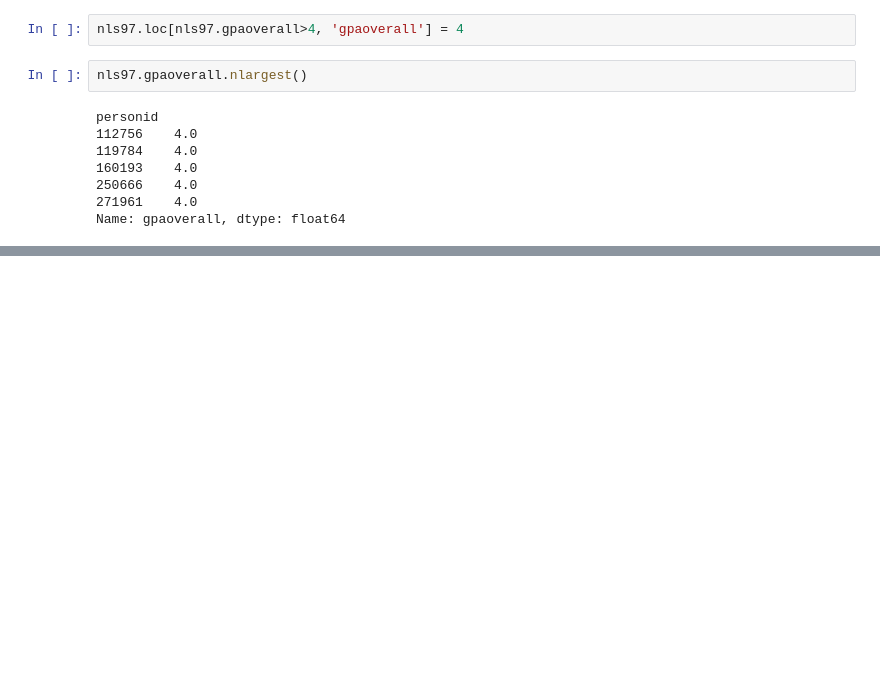
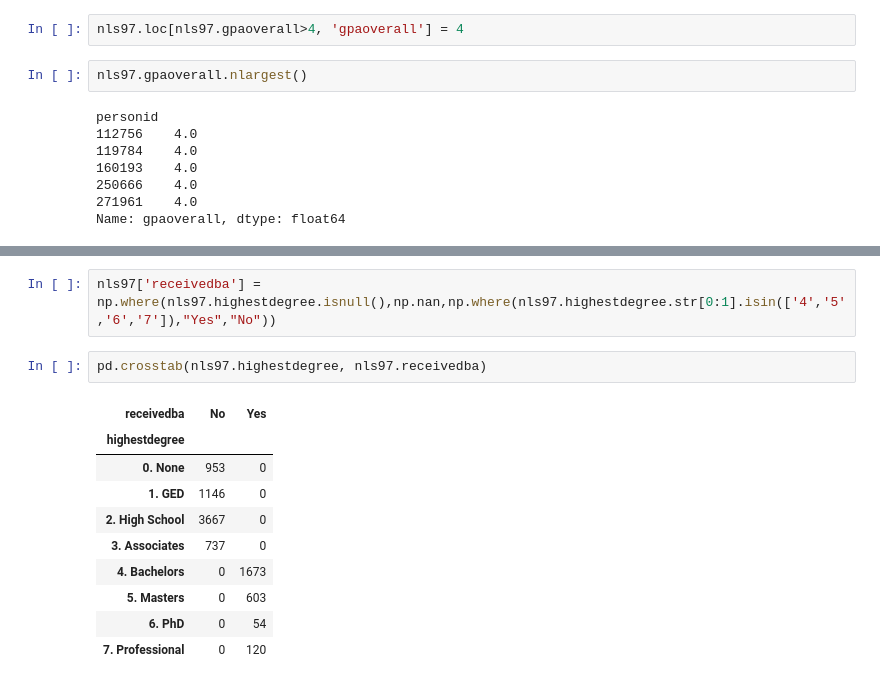
Before and after one commit to Mikma03/Python-Data-Cleaning, a Jupyter notebook: Chapter06/chapter_6_practising.ipynb, the cells around one changed output, grey strips where cells are left out. Cells and saved outputs as stored; diff of their text form; blank space fills up the shorter version.

```diff
--- a/Chapter06/chapter_6_practising.ipynb
+++ b/Chapter06/chapter_6_practising.ipynb
@@ -314,0 +483,15 @@ Name: gpaoverall, dtype: float64
+# %%
+nls97['receivedba'] = np.where(nls97.highestdegree.isnull(),np.nan,np.where(nls97.highestdegree.str[0:1].isin(['4','5','6','7']),"Yes","No"))
+# %%
+pd.crosstab(nls97.highestdegree, nls97.receivedba)
+# %% [output]
+| receivedba | No | Yes |
+| highestdegree |  |  |
+| 0. None | 953 | 0 |
+| 1. GED | 1146 | 0 |
+| 2. High School | 3667 | 0 |
+| 3. Associates | 737 | 0 |
+| 4. Bachelors | 0 | 1673 |
+| 5. Masters | 0 | 603 |
+| 6. PhD | 0 | 54 |
+| 7. Professional | 0 | 120 |
```
Also changed, not shown: parts of 30 cells of this notebook.
